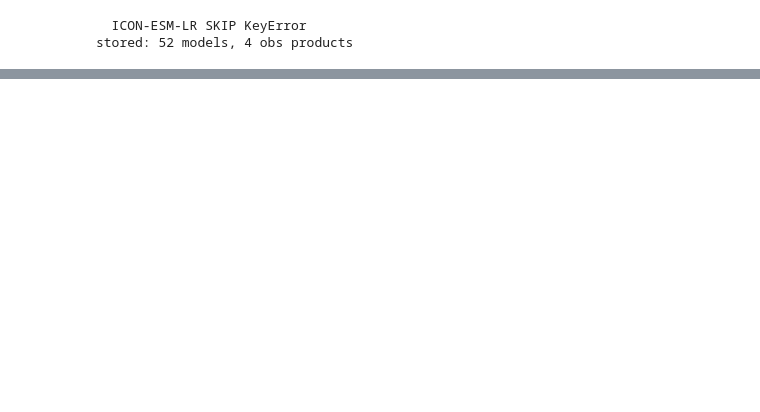
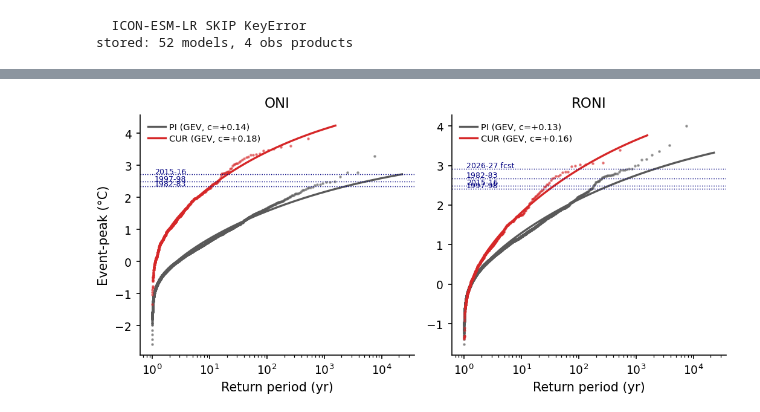
Before and after one commit to adisen99/extreme_el_nino_2026, a Jupyter notebook: 02_model_data_context.ipynb, the cells around one changed output, grey strips where cells are left out. Cells and saved outputs as stored; diff of their text form; code cells hidden in the pictures; blank space fills up the shorter version.

```diff
--- a/02_model_data_context.ipynb
+++ b/02_model_data_context.ipynb
@@ -172,7 +192,7 @@ def std_obs(ds):
     da = da.assign_coords(lon=(da.lon % 360)).sortby("lon").sortby("lat")
     return da.where((da > -5) & (da < 45))
 
-def obs_rel_skew(n):
+def obs_rel_series(n):                                    # was obs_rel_skew, now returns the series
     da  = std_obs(open_obs(n)).sel(time=slice("1900", "2000"))
     n34 = da.sel(lat=slice(-5,5), lon=slice(190,240))
     n34 = n34.weighted(np.cos(np.deg2rad(n34.lat))).mean(("lat","lon"), skipna=True)
@@ -181,12 +201,14 @@ def obs_rel_skew(n):
     n34a = n34.groupby("time.month") - n34.groupby("time.month").mean("time")
     trpa = trp.groupby("time.month") - trp.groupby("time.month").mean("time")
     rel  = (n34a - trpa).rolling(time=3, center=True).mean().dropna("time")
-    return float(skew(rel.values))
+    return rel.values                                     # <- series, not float
 
-obs_skew = {n: obs_rel_skew(n) for n in obs_files}
+obs_ser  = {n: obs_rel_series(n) for n in obs_files}
+obs_skew = {n: float(skew(s)) for n, s in obs_ser.items()}
 obs_lo, obs_hi = min(obs_skew.values()), max(obs_skew.values())
+
 print("observed relative-Niño3.4 skewness (1900–2000):")
-for n, s in obs_skew.items(): print(f"  {n:8s} {s:+.3f}")
+for n, s in obs_skew.items(): print(f"  {n:8s} {s:+.3f}  (n={len(obs_ser[n])} months)")
 print(f"\nobserved envelope: {obs_lo:+.3f} to {obs_hi:+.3f}")
 # %% [output]
 observed relative-Niño3.4 skewness (1900–2000):
@@ -633,0 +747,16 @@ for e in climates:
+# %%
+def get_clim(m):
+    ds = xr.open_mfdataset(hist[m]["files"], combine="by_coords",
+                           use_cftime=True, chunks={"time": 240})
+    da = std_coords(ds).sel(time=BASE_MOD)
+    ocean = np.isnan(_LAND.mask(da.lon, da.lat))
+    n34 = da.sel(lat=slice(-5,5), lon=slice(190,240))
+    n34 = n34.weighted(np.cos(np.deg2rad(n34.lat))).mean(("lat","lon")).compute()
+    bnd = da.sel(lat=slice(-20,20)); ob = ocean.sel(lat=slice(-20,20))
+    trp = bnd.where(ob).weighted(np.cos(np.deg2rad(bnd.lat))).mean(("lat","lon")).compute()
+    return (n34.groupby("time.month").mean("time"), trp.groupby("time.month").mean("time"))
+
+clim_hist = {}
+for m in tqdm([g for g in idx if g in avail["piControl"]], desc="hist clim"):
+    clim_hist[m] = get_clim(m)
+print(f"{len(clim_hist)} models with piControl + historical + ssp245")
@@ -633,0 +848,21 @@ for e in climates:
+# %%
+fig, axes = plt.subplots(1, 2, figsize=(DOUBLE_COL, 90*MM), sharey=False)
+for ax, k in zip(axes, ["ONI", "RONI"]):
+    for lbl, col in [("PI", "0.35"), ("CUR", "tab:red")]:
+        x = np.concatenate([v[lbl] for v in peaks[k].values()])
+        xs = np.sort(x)[::-1]
+        rp = (len(xs)+1)/np.arange(1, len(xs)+1)
+        ax.plot(rp, xs, ".", ms=2.5, color=col, alpha=0.5)
+        c, loc, sc = gev.fit(x)
+        pgrid = np.logspace(np.log10(1/len(xs)/3), np.log10(0.6), 200)
+        ax.plot(1/pgrid, gev.isf(pgrid, c, loc=loc, scale=sc), "-", color=col, lw=1.6,
+                label=f"{lbl} (GEV, c={c:+.2f})")
+    for name, t in thresholds[k].items():
+        ax.axhline(t, color="navy", lw=0.7, ls=":")
+        ax.text(1.1, t+0.03, name, fontsize=6, color="navy")
+    ax.set_xscale("log"); ax.set_xlabel("Return period (yr)"); ax.set_title(k)
+    ax.legend(fontsize=7)
+axes[0].set_ylabel("Event-peak (\u00b0C)")
+plt.tight_layout()
+# %% [output]
+[figure, added]
```
Also changed, not shown: parts of 39 cells of this notebook, 1 other file.
